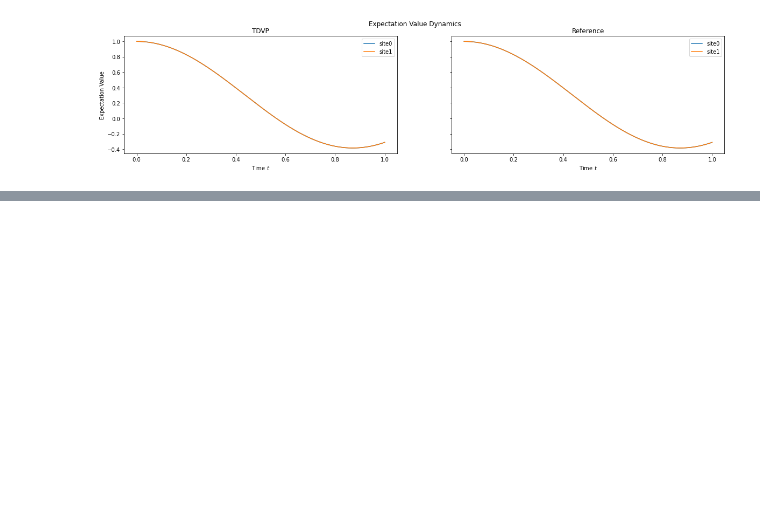
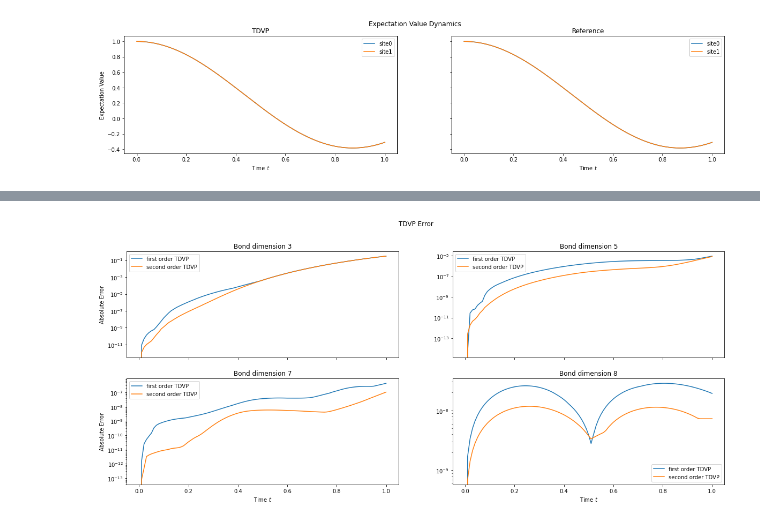
Before and after one commit to Drachier/PyTreeNet, a Jupyter notebook: example_notebooks/tdvp_demo_large.ipynb, the cells around one changed output, grey strips where cells are left out. Drawn from its saved outputs; the diff is of its cells as text; code cells hidden in the pictures; blank space fills up the shorter version.

```diff
--- a/example_notebooks/tdvp_demo_large.ipynb
+++ b/example_notebooks/tdvp_demo_large.ipynb
@@ -344,0 +355,47 @@ ham = ptn.models.mps_heisenberg(num_sites, mJ, 0, 0, mg)
+# %%
+error_abs_first_order = dict()
+error_abs_second_order = dict()
+
+for vbd in virtual_bond_dimensions:
+    error_abs_first_order[vbd] = np.sum(np.abs((tdvp_first_order[vbd].results-results)[0:5,:]), axis=0)
+    error_abs_second_order[vbd] = np.sum(np.abs((tdvp_second_order[vbd].results-results)[0:5,:]), axis=0)
+# %%
+fig, axs = plt.subplots(2, 2, sharex=True, sharey=False, figsize=(20,8))
+
+fig.suptitle("TDVP Error")
+
+ax = axs[0,0]
+ax.plot(ref_times, error_abs_first_order[3], label="first order TDVP")
+ax.plot(ref_times, error_abs_second_order[3], label="second order TDVP")
+ax.legend()
+ax.set_yscale('log')
+ax.set_title("Bond dimension 3")
+ax.set_ylabel("Absolute Error")
+
+ax = axs[0,1]
+ax.plot(ref_times, error_abs_first_order[5], label="first order TDVP")
+ax.plot(ref_times, error_abs_second_order[5], label="second order TDVP")
+ax.legend()
+ax.set_yscale('log')
+ax.set_title("Bond dimension 5")
+
+ax = axs[1,0]
+ax.plot(ref_times, error_abs_first_order[7], label="first order TDVP")
+ax.plot(ref_times, error_abs_second_order[7], label="second order TDVP")
+ax.legend()
+ax.set_yscale('log')
+ax.set_title("Bond dimension 7")
+ax.set_ylabel("Absolute Error")
+ax.set_xlabel("Time $t$")
+
+ax = axs[1,1]
+ax.plot(ref_times, error_abs_first_order[8], label="first order TDVP")
+ax.plot(ref_times, error_abs_second_order[8], label="second order TDVP")
+ax.legend()
+ax.set_yscale('log')
+ax.set_title("Bond dimension 8")
+ax.set_xlabel("Time $t$")
+
+plt.show()
+# %% [output]
+[figure, added]
```
Also changed, not shown: parts of 29 cells of this notebook, 2 other files.
